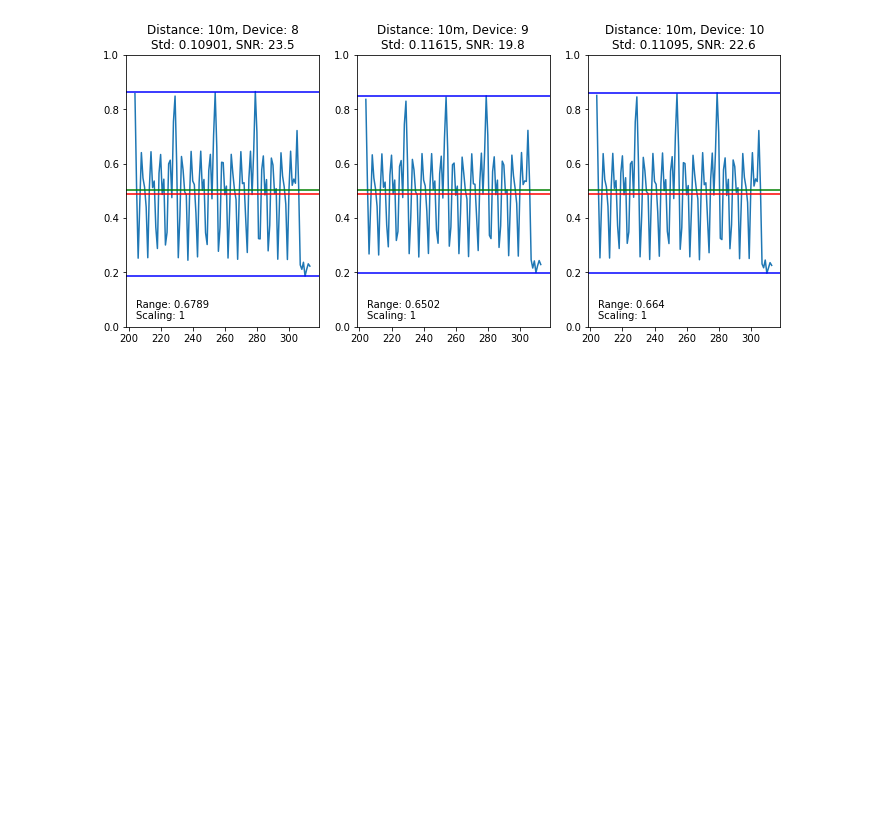
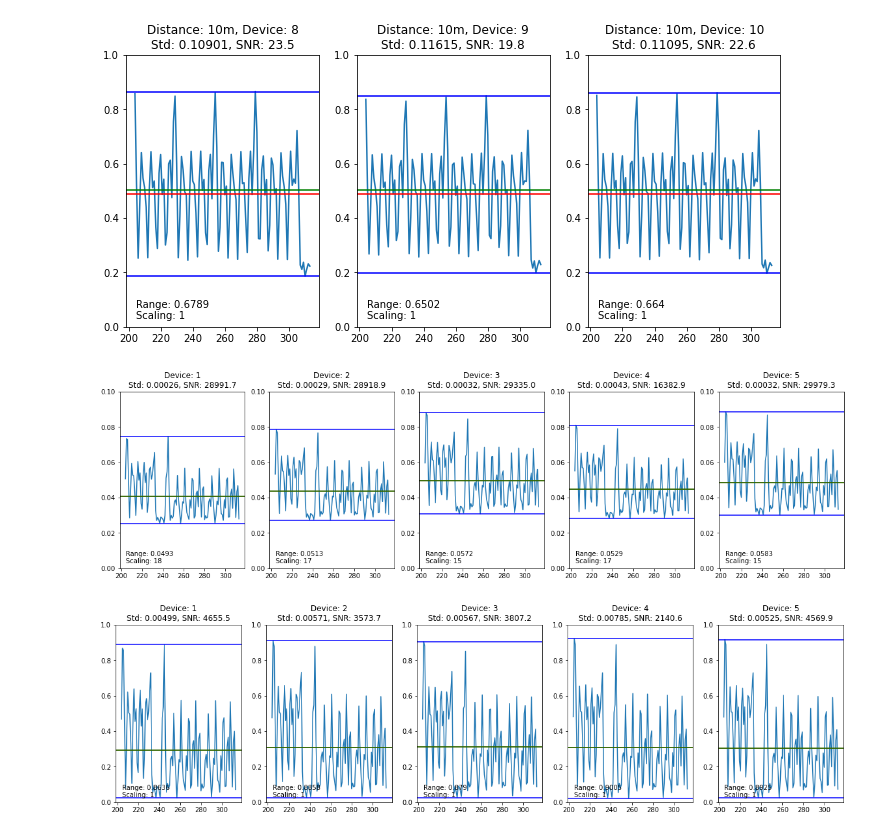
Before and after one commit to axelzedigh/MasterThesisResults, a Jupyter notebook: notebooks/Trace_metadata_db_visualization.ipynb, the cells around one changed output. Cells and saved outputs as stored; diff of their text form; code cells hidden in the pictures; blank space fills up the shorter version.

Commit message:
Add training raw data (20k cable) to trace_metadata_depth table.

```diff
--- a/notebooks/Trace_metadata_db_visualization.ipynb
+++ b/notebooks/Trace_metadata_db_visualization.ipynb
@@ -162,3 +226,9 @@ plot_trace_metadata_depth__several(sets, 3)
 [figure]
 [figure]
 [figure]
+# %%
+plot_training_trace_metadata_depth__several(2)
+plot_training_trace_metadata_depth__several(3)
+# %% [output]
+[figure, added]
+[figure, added]
```
Also changed, not shown: parts of 4 cells of this notebook, 6 other files.
